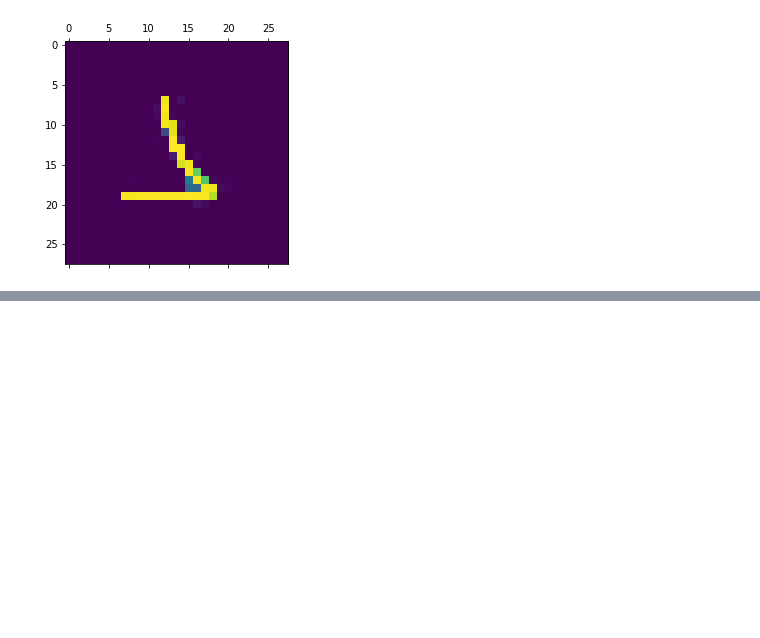
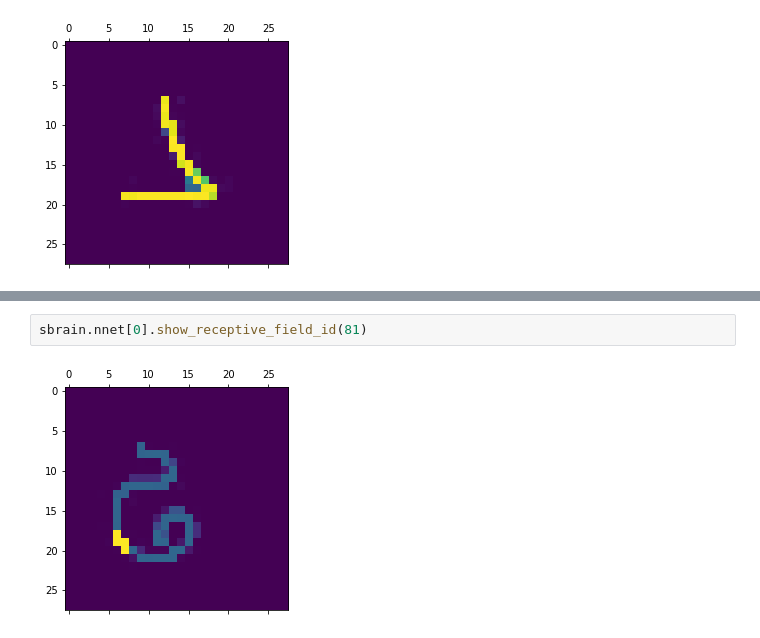
Before and after one commit to oliviermanette/Sentive-One-Shot-Learning-Omniglot, a Jupyter notebook: sandbox metadl/projet article can dynamic neural network improve few shot learning.ipynb, the cells around one changed output, grey strips where cells are left out. Saved outputs shown, nothing was run; the diff lists cells and outputs as text; blank space fills up the shorter version.

```diff
--- a/sandbox metadl/projet article can dynamic neural network improve few shot learning.ipynb
+++ b/sandbox metadl/projet article can dynamic neural network improve few shot learning.ipynb
@@ -130,0 +118,4 @@ sbrain.nnet[0].show_receptive_field_id(54)
+# %%
+sbrain.nnet[0].show_receptive_field_id(81)
+# %% [output]
+[figure, added]
```
Also changed, not shown: parts of 12 cells of this notebook, 1 other file.
